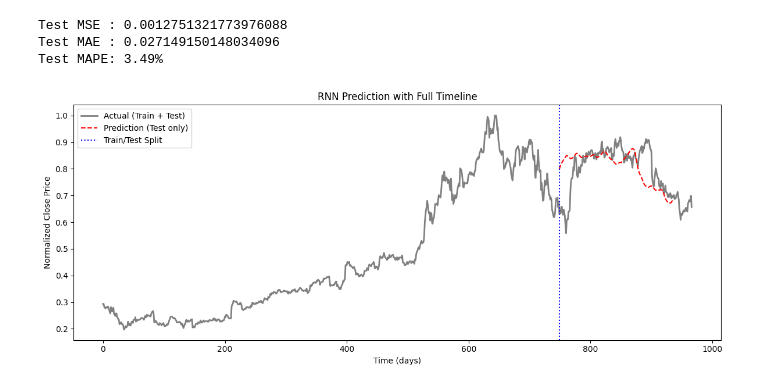
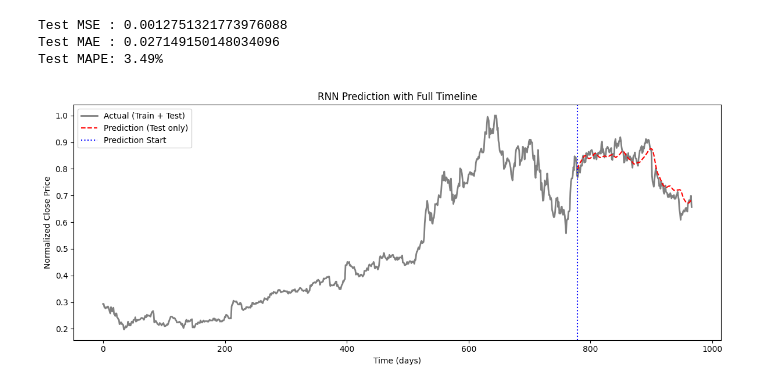
Before and after one commit to kjmobile/B735, a Jupyter notebook: 5_Netflix_Stock_RNN.ipynb, the cells around one changed output. Cells and saved outputs as stored; diff of their text form; code cells hidden in the pictures.

```diff
--- a/5_Netflix_Stock_RNN.ipynb
+++ b/5_Netflix_Stock_RNN.ipynb
@@ -188,23 +189,23 @@ Test MAPE: 3.49%
 # %%
 #num5.1 Plot Prediction vs Actual (Full Timeline with Train/Test Split)
 
 # Full actual values
 actual_full = dataset.label.tolist()
 
 # Fill prediction list with NaNs for alignment
-prediction_full = [np.nan] * split_index  # Skip training section
-prediction_full += preds_np.tolist()      # Add test predictions
+prediction_full = [np.nan] * (split_index + 30)  # No prediction until split_index + 30
+prediction_full += preds_np.tolist()
 
 # Plot
 plt.figure(figsize=(12, 5))
 plt.plot(actual_full, label="Actual (Train + Test)", color="gray", linewidth=2)
 plt.plot(prediction_full, label="Prediction (Test only)", color="red", linestyle="--")
-plt.axvline(x=split_index, color="blue", linestyle=":", label="Train/Test Split")
+plt.axvline(x=split_index + 30, color="blue", linestyle=":", label="Prediction Start")
 plt.title("RNN Prediction with Full Timeline")
 plt.xlabel("Time (days)")
 plt.ylabel("Normalized Close Price")
 plt.legend()
 plt.tight_layout()
 plt.show()
 # %% [output]
-[figure, old version]
+[figure, new version]
```
Also changed, not shown: parts of 2 cells of this notebook.
